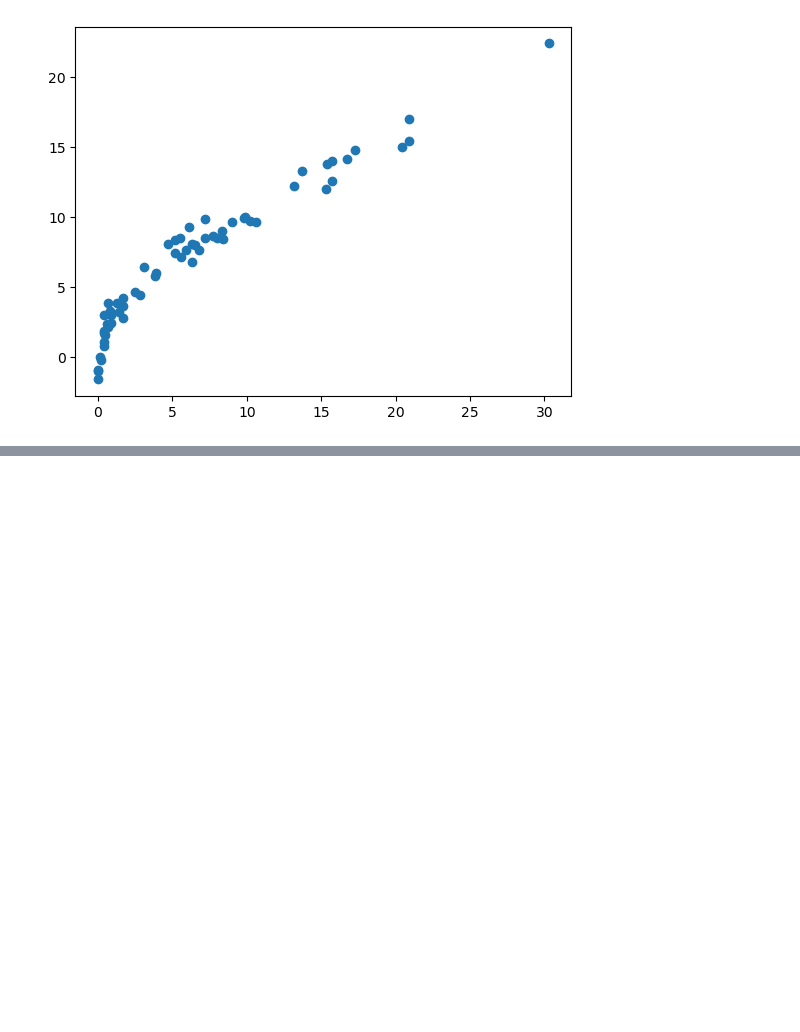
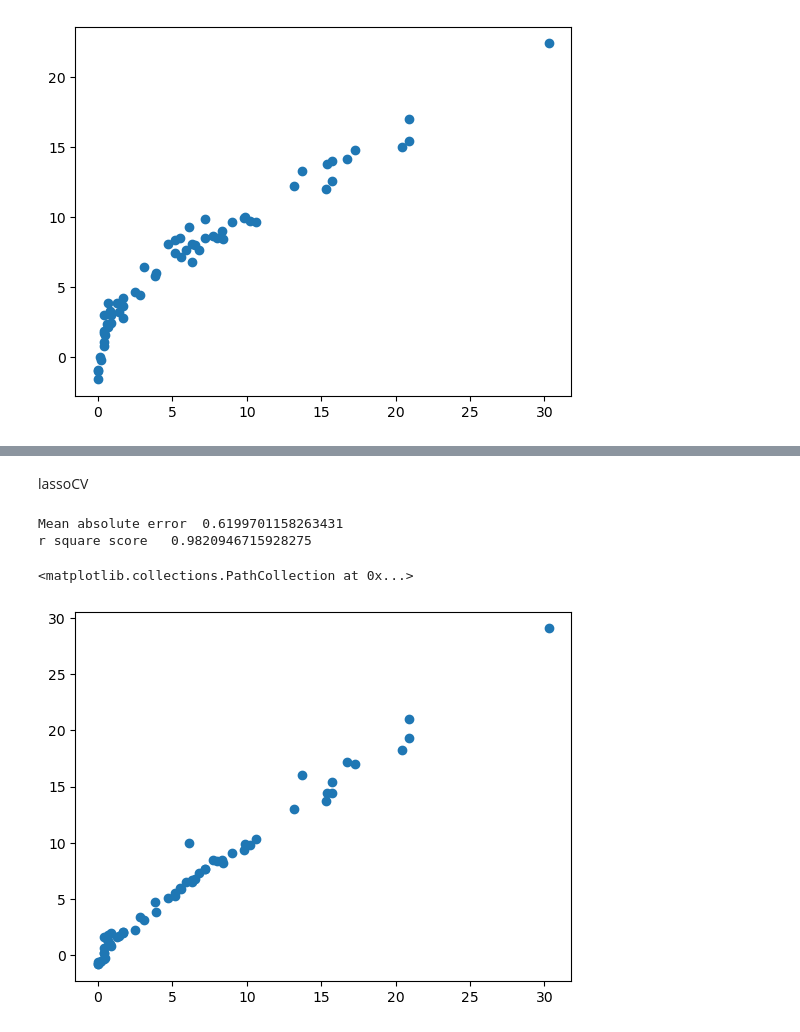
Before and after one commit to JhaSarvjeet/Machine-learning, a Jupyter notebook: 022 Ridge Lassso Elastic Regression/02_modelTraining.ipynb, the cells around one changed output, grey strips where cells are left out. Drawn from its saved outputs; the diff is of its cells as text; code cells hidden in the pictures; blank space fills up the shorter version.

```diff
--- a/022 Ridge Lassso Elastic Regression/02_modelTraining.ipynb
+++ b/022 Ridge Lassso Elastic Regression/02_modelTraining.ipynb
@@ -284,0 +287,13 @@ r square score   0.8753460589519703
+# %%
+from sklearn.linear_model import RidgeCV
+from sklearn.metrics import mean_absolute_error
+from sklearn.metrics import r2_score
+ridgecv=RidgeCV(cv=5)
+ridgecv.fit(x_train_scaled,y_train)
+
+y_pred=ridgecv.predict(x_test_scaled)
+mae=mean_absolute_error(y_test,y_pred)
+rSqure=r2_score(y_test,y_pred)
+print("Mean absolute error ",mae)
+print("r square score  ",rSqure)
+plt.scatter(y_test,y_pred)
@@ -284,0 +323,20 @@ r square score   0.8753460589519703
+# %% [markdown]
+lassoCV
+# %%
+from sklearn.linear_model import LassoCV
+from sklearn.metrics import mean_absolute_error
+from sklearn.metrics import r2_score
+lassocv=LassoCV(cv=5)
+lassocv.fit(x_train_scaled,y_train)
+
+y_pred=lassocv.predict(x_test_scaled)
+mae=mean_absolute_error(y_test,y_pred)
+rSqure=r2_score(y_test,y_pred)
+print("Mean absolute error ",mae)
+print("r square score  ",rSqure)
+plt.scatter(y_test,y_pred)
+# %% [output]
+Mean absolute error  0.6199701158263431
+r square score   0.9820946715928275
+<matplotlib.collections.PathCollection at 0x...>
+[figure, added]
```
Also changed, not shown: parts of 13 cells of this notebook.
